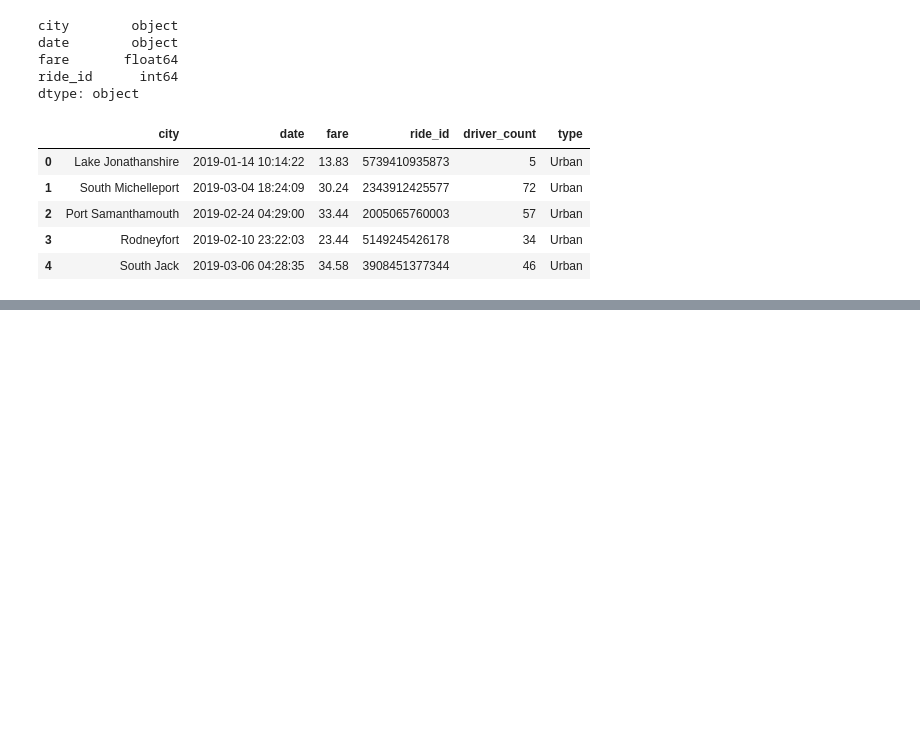
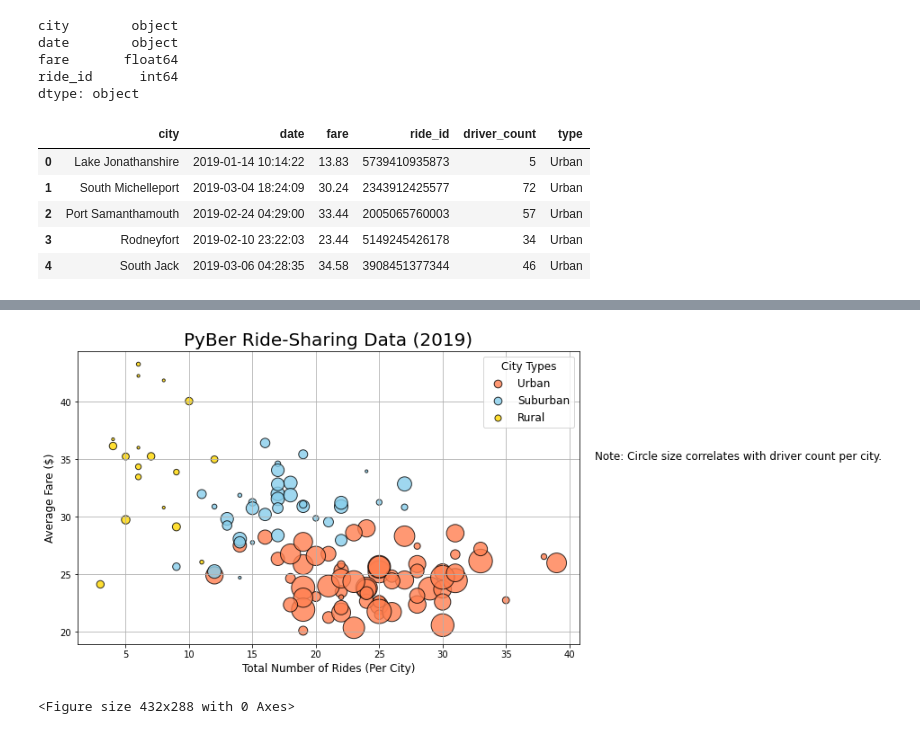
Before and after one commit to apaneser/PyBear_Analysis, a Jupyter notebook: PyBer.ipynb, the cells around one changed output, grey strips where cells are left out. Cells and saved outputs as stored; diff of their text form; code cells hidden in the pictures; blank space fills up the shorter version.

Commit message:
add scatter plot

```diff
--- a/PyBer.ipynb
+++ b/PyBer.ipynb
@@ -119,0 +236,4 @@ pyber_data_df.head()
+# %%
+# average rural fare
+rural_avg_fare = rural_cities_df.groupby(['city']).mean()['fare']
+rural_avg_fare.head()
@@ -119,0 +248,4 @@ pyber_data_df.head()
+# %%
+# Get the average number of drivers for each urban city
+urban_driver_count = urban_cities_df.groupby(['city']).mean()['driver_count']
+urban_driver_count
@@ -119,0 +266,4 @@ pyber_data_df.head()
+# %%
+# get suburban driver count
+suburban_driver_count = suburban_cities_df.groupby(['city']).mean()['driver_count']
+suburban_driver_count.head()
@@ -119,0 +278,4 @@ pyber_data_df.head()
+# %%
+# get driver count of rural cities
+rural_driver_count = rural_cities_df.groupby(['city']).mean()['driver_count']
+rural_driver_count.head()
@@ -119,0 +290,30 @@ pyber_data_df.head()
+# %%
+# add scatter charts for each type of city
+plt.subplots(figsize=(10, 6))
+plt.scatter(urban_ride_count, urban_avg_fare, s=[i*10 for i in urban_driver_count], color='coral', label='Urban', edgecolor='black', linewidths=1, alpha=0.8)
+plt.scatter(suburban_ride_count, suburban_avg_fare, s=[i*10 for i in suburban_driver_count], color='skyblue', label='Suburban', edgecolor='black', linewidths=1, alpha=0.8)
+plt.scatter(rural_ride_count, rural_avg_fare, s=[i*10 for i in rural_driver_count], color='gold', label='Rural', edgecolor='black', linewidths=1, alpha=0.8)
+# graph properties
+plt.title('PyBer Ride-Sharing Data (2019)', fontsize=20)
+plt.xlabel('Total Number of Rides (Per City)', fontsize=12)
+plt.ylabel('Average Fare ($)', fontsize=12)
+plt.grid()
+
+# create a legend
+lgnd = plt.legend(fontsize='12', mode='Expanded', scatterpoints=1, loc='best', title='City Types')
+
+for i in range(0, 2):
+    lgnd.legendHandles[i]._sizes = [75]
+lgnd.get_title().set_fontsize(12)
+
+# incorporate a text label about circle size
+plt.text(42, 35, "Note: Circle size correlates with driver count per city.", fontsize='12')
+
+# show the plot
+plt.show()
+
+#save the figure
+plt.savefig('analysis/Fig1.png')
+# %% [output]
+[figure, added]
+<Figure size 432x288 with 0 Axes>
```
Also changed, not shown: parts of 13 cells of this notebook, 1 other file.
